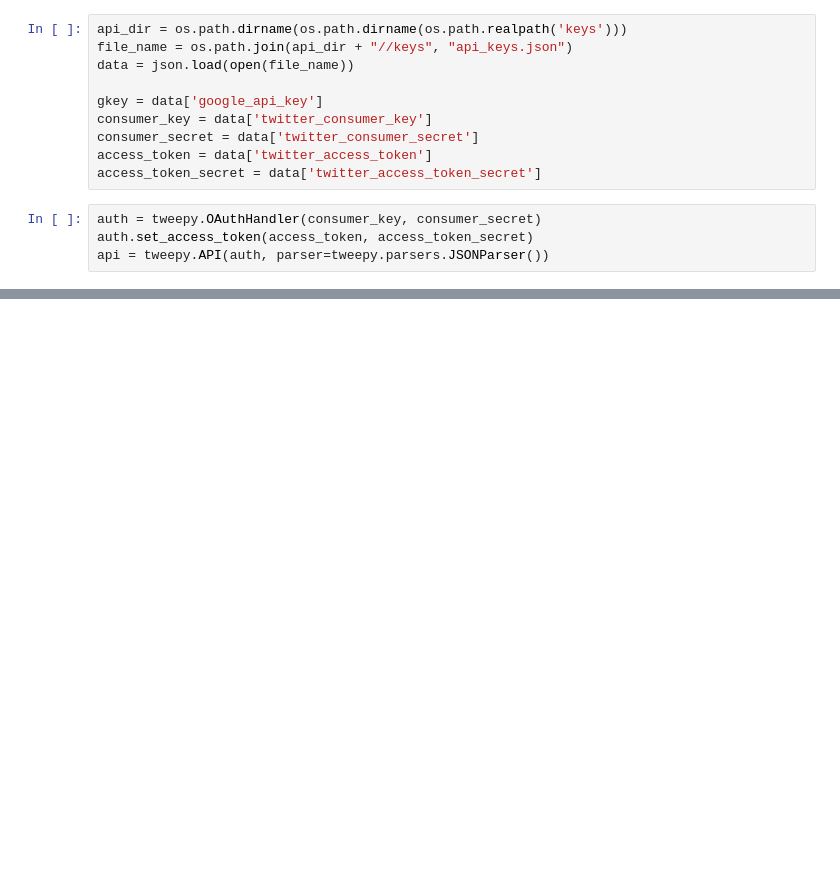
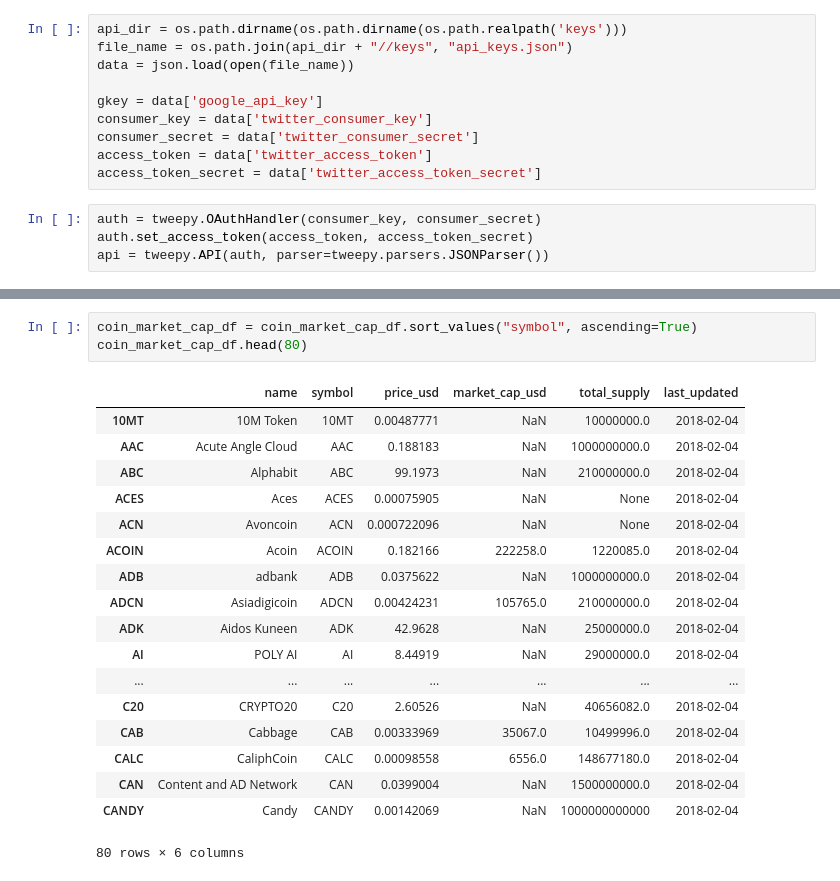
Before and after one commit to ngathu2020/ku-bootcamp-project-1, a Jupyter notebook: thu.ipynb, the cells around one changed output, grey strips where cells are left out. Drawn from its saved outputs; the diff is of its cells as text; blank space fills up the shorter version.

```diff
--- a/thu.ipynb
+++ b/thu.ipynb
@@ -104,0 +330,22 @@ compared_df.head()
+# %%
+coin_market_cap_df = coin_market_cap_df.sort_values("symbol", ascending=True)
+coin_market_cap_df.head(80)
+# %% [output]
+|  | name | symbol | price_usd | market_cap_usd | total_supply | last_updated |
+| 10MT | 10M Token | 10MT | 0.00487771 | NaN | 10000000.0 | 2018-02-04 |
+| AAC | Acute Angle Cloud | AAC | 0.188183 | NaN | 1000000000.0 | 2018-02-04 |
+| ABC | Alphabit | ABC | 99.1973 | NaN | 210000000.0 | 2018-02-04 |
+| ACES | Aces | ACES | 0.00075905 | NaN | None | 2018-02-04 |
+| ACN | Avoncoin | ACN | 0.000722096 | NaN | None | 2018-02-04 |
+| ACOIN | Acoin | ACOIN | 0.182166 | 222258.0 | 1220085.0 | 2018-02-04 |
+| ADB | adbank | ADB | 0.0375622 | NaN | 1000000000.0 | 2018-02-04 |
+| ADCN | Asiadigicoin | ADCN | 0.00424231 | 105765.0 | 210000000.0 | 2018-02-04 |
+| ADK | Aidos Kuneen | ADK | 42.9628 | NaN | 25000000.0 | 2018-02-04 |
+| AI | POLY AI | AI | 8.44919 | NaN | 29000000.0 | 2018-02-04 |
+| ... | ... | ... | ... | ... | ... | ... |
+| C20 | CRYPTO20 | C20 | 2.60526 | NaN | 40656082.0 | 2018-02-04 |
+| CAB | Cabbage | CAB | 0.00333969 | 35067.0 | 10499996.0 | 2018-02-04 |
+| CALC | CaliphCoin | CALC | 0.00098558 | 6556.0 | 148677180.0 | 2018-02-04 |
+| CAN | Content and AD Network | CAN | 0.0399004 | NaN | 1500000000.0 | 2018-02-04 |
+| CANDY | Candy | CANDY | 0.00142069 | NaN | 1000000000000 | 2018-02-04 |
+80 rows × 6 columns
```
Also changed, not shown: parts of 24 cells of this notebook, 1 other file.
